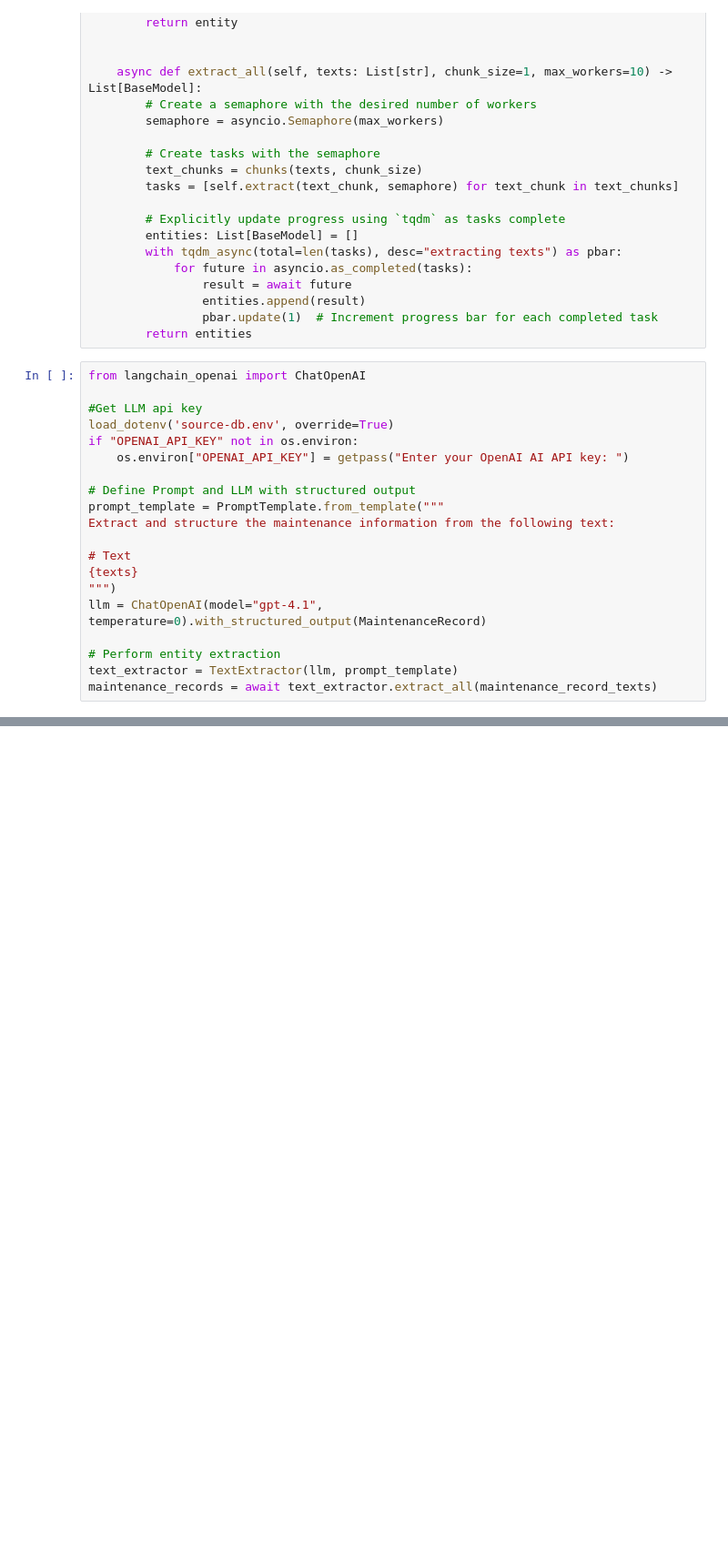
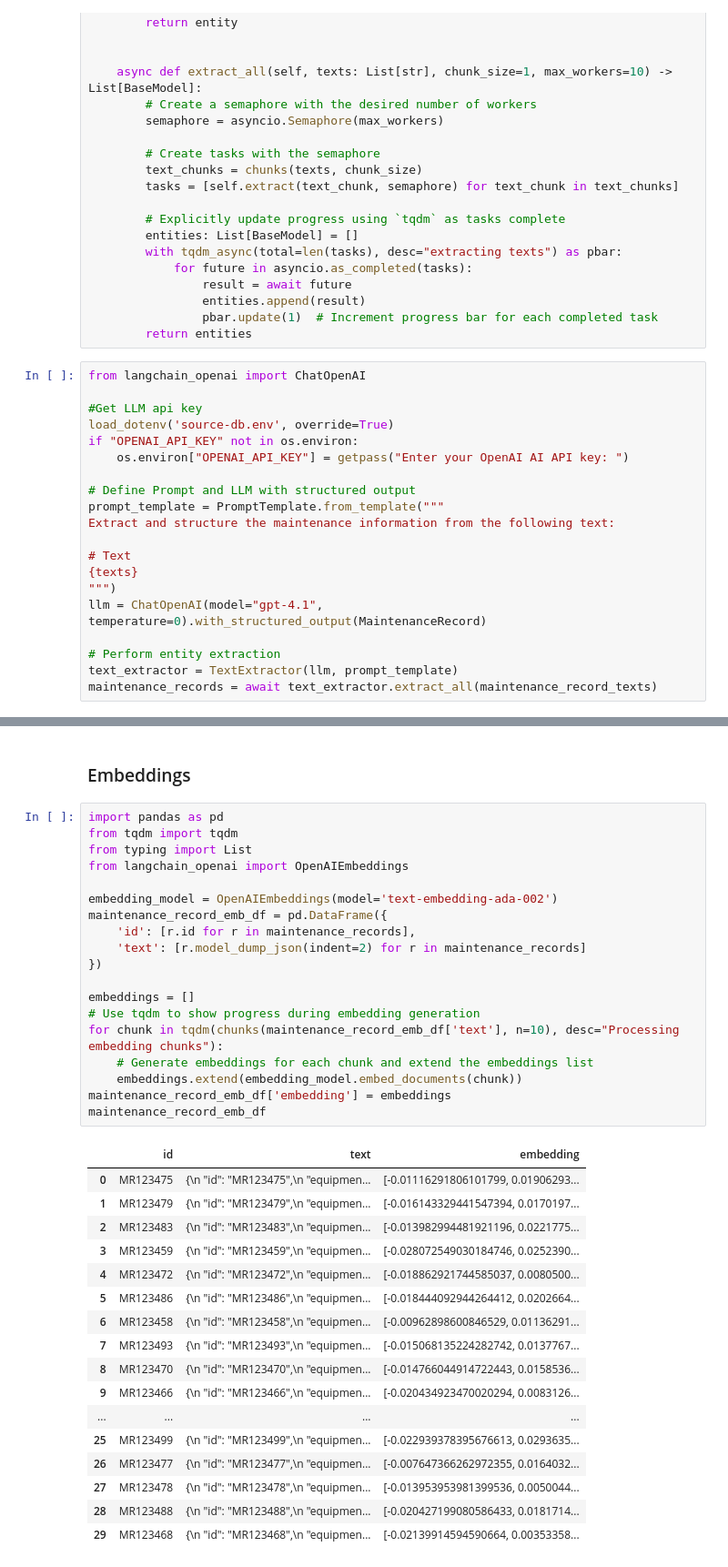
Before and after one commit to neo4j-product-examples/neo4j-energy-graph, a Jupyter notebook: create-graph.ipynb, the cells around one changed output, grey strips where cells are left out. Shown at 91% size. Cells and saved outputs as stored; diff of their text form; blank space fills up the shorter version.

```diff
--- a/create-graph.ipynb
+++ b/create-graph.ipynb
@@ -490,0 +583,39 @@ for record_objects in chunks(maintenance_records):
+# %% [markdown]
+### Embeddings
+# %%
+import pandas as pd
+from tqdm import tqdm
+from typing import List
+from langchain_openai import OpenAIEmbeddings
+
+embedding_model = OpenAIEmbeddings(model='text-embedding-ada-002')
+maintenance_record_emb_df = pd.DataFrame({
+    'id': [r.id for r in maintenance_records],
+    'text': [r.model_dump_json(indent=2) for r in maintenance_records]
+})
+
+embeddings = []
+# Use tqdm to show progress during embedding generation
+for chunk in tqdm(chunks(maintenance_record_emb_df['text'], n=10), desc="Processing embedding chunks"):
+    # Generate embeddings for each chunk and extend the embeddings list
+    embeddings.extend(embedding_model.embed_documents(chunk))
+maintenance_record_emb_df['embedding'] = embeddings
+maintenance_record_emb_df
+# %% [output]
+|  | id | text | embedding |
+| 0 | MR123475 | {\n "id": "MR123475",\n "equipmen... | [-0.01116291806101799, 0.01906293... |
+| 1 | MR123479 | {\n "id": "MR123479",\n "equipmen... | [-0.016143329441547394, 0.0170197... |
+| 2 | MR123483 | {\n "id": "MR123483",\n "equipmen... | [-0.013982994481921196, 0.0221775... |
+| 3 | MR123459 | {\n "id": "MR123459",\n "equipmen... | [-0.028072549030184746, 0.0252390... |
+| 4 | MR123472 | {\n "id": "MR123472",\n "equipmen... | [-0.018862921744585037, 0.0080500... |
+| 5 | MR123486 | {\n "id": "MR123486",\n "equipmen... | [-0.018444092944264412, 0.0202664... |
+| 6 | MR123458 | {\n "id": "MR123458",\n "equipmen... | [-0.00962898600846529, 0.01136291... |
+| 7 | MR123493 | {\n "id": "MR123493",\n "equipmen... | [-0.015068135224282742, 0.0137767... |
+| 8 | MR123470 | {\n "id": "MR123470",\n "equipmen... | [-0.014766044914722443, 0.0158536... |
+| 9 | MR123466 | {\n "id": "MR123466",\n "equipmen... | [-0.020434923470020294, 0.0083126... |
+| ... | ... | ... | ... |
+| 25 | MR123499 | {\n "id": "MR123499",\n "equipmen... | [-0.022939378395676613, 0.0293635... |
+| 26 | MR123477 | {\n "id": "MR123477",\n "equipmen... | [-0.007647366262972355, 0.0164032... |
+| 27 | MR123478 | {\n "id": "MR123478",\n "equipmen... | [-0.013953953981399536, 0.0050044... |
+| 28 | MR123488 | {\n "id": "MR123488",\n "equipmen... | [-0.020427199080586433, 0.0181714... |
+| 29 | MR123468 | {\n "id": "MR123468",\n "equipmen... | [-0.02139914594590664, 0.00353358... |
```
Also changed, not shown: parts of 16 cells of this notebook, 2 other files.
